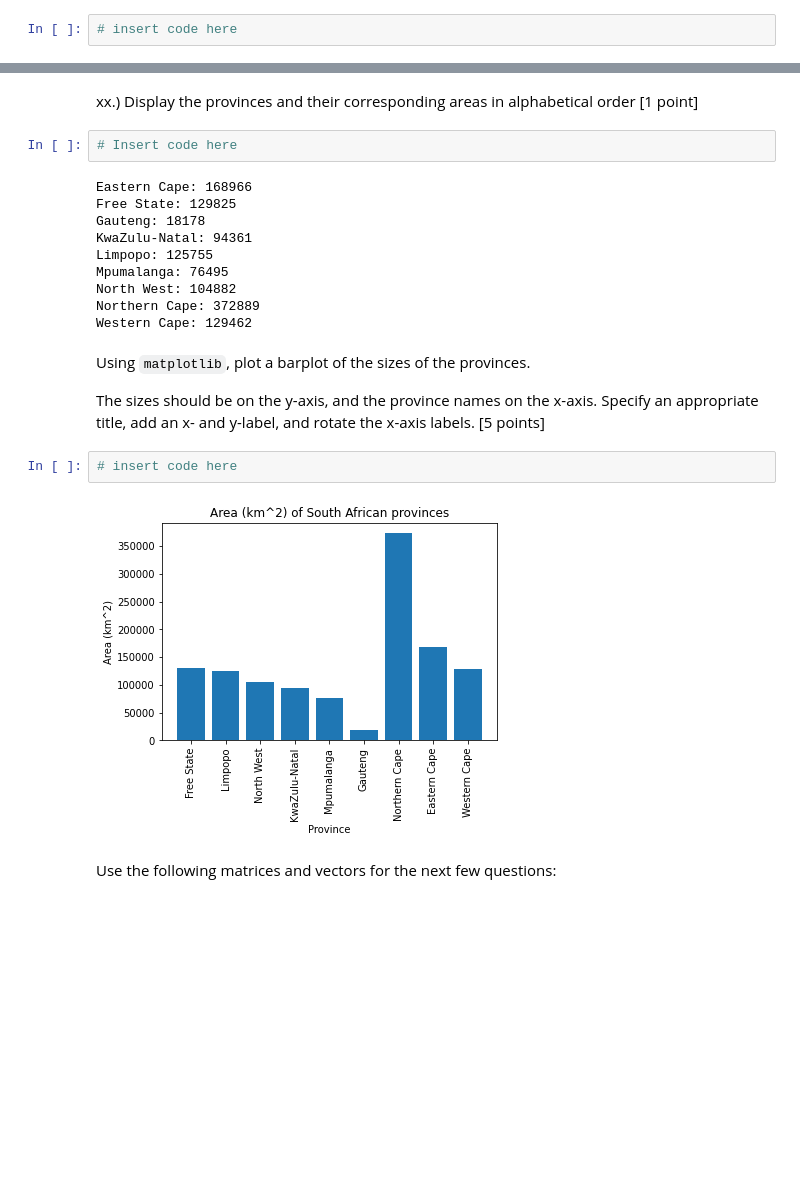
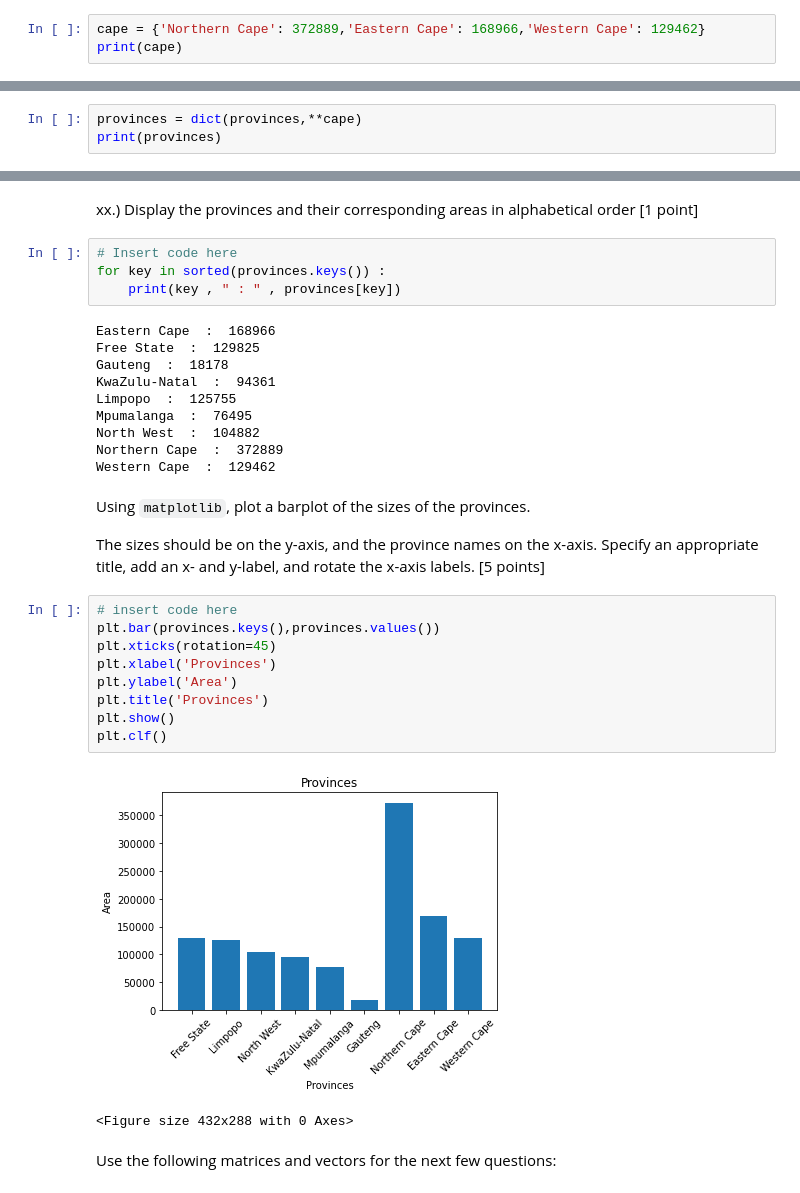
Before and after one commit to xintomane/Techpreneurship2021, a Jupyter notebook: Assignment 1.ipynb, the cells around one changed output, grey strips where cells are left out. Cells and saved outputs as stored; diff of their text form; blank space fills up the shorter version.

```diff
--- a/Assignment 1.ipynb
+++ b/Assignment 1.ipynb
@@ -85,12 +76,15 @@ provinces = {'Free State': 129825, 'Limpopo': 125755, 'North West': 104882, 'Kwa
 # %% [markdown]
 xx.) Create a dictionary, `cape`, of the the Cape province names and their corresponding areas [1 point]
 # %%
-# insert code here
+cape = {'Northern Cape': 372889,'Eastern Cape': 168966,'Western Cape': 129462}
+print(cape)
 # %% [output]
 {'Northern Cape': 372889, 'Eastern Cape': 168966, 'Western Cape': 129462}
 # %% [markdown]
 xx.) Update the `provinces` dictionary to include the `cape` data using an appropriate built-in dictionary function [1 point]
 # %%
+provinces = dict(provinces,**cape)
+print(provinces)
 # %% [output]
 {'Free State': 129825, 'Limpopo': 125755, 'North West': 104882, 'KwaZulu-Natal': 94361, 'Mpumalanga': 76495, 'Gauteng': 18178, 'Northern Cape': 372889, 'Eastern Cape': 168966, 'Western Cape': 129462}
 # %% [markdown]
@@ -103,16 +100,18 @@ xx.) Print out the sum of the areas of all of the provinces [1 point]
 xx.) Display the provinces and their corresponding areas in alphabetical order [1 point]
 # %%
 # Insert code here
+for key in sorted(provinces.keys()) :
+    print(key , " : " , provinces[key])
 # %% [output]
-Eastern Cape: 168966
-Free State: 129825
-Gauteng: 18178
-KwaZulu-Natal: 94361
-Limpopo: 125755
-Mpumalanga: 76495
-North West: 104882
-Northern Cape: 372889
-Western Cape: 129462
+Eastern Cape  :  168966
+Free State  :  129825
+Gauteng  :  18178
+KwaZulu-Natal  :  94361
+Limpopo  :  125755
+Mpumalanga  :  76495
+North West  :  104882
+Northern Cape  :  372889
+Western Cape  :  129462
 # %% [markdown]
 Using `matplotlib`, plot a barplot of the sizes of the provinces.
 
@@ -120,8 +119,16 @@ The sizes should be on the y-axis, and the province names on the x-axis. Specify
 [5 points]
 # %%
 # insert code here
+plt.bar(provinces.keys(),provinces.values())
+plt.xticks(rotation=45)
+plt.xlabel('Provinces')
+plt.ylabel('Area')
+plt.title('Provinces')
+plt.show()
+plt.clf()
 # %% [output]
-[figure, old version]
+[figure, new version]
+<Figure size 432x288 with 0 Axes>
 # %% [markdown]
 Use the following matrices and vectors for the next few questions:
 # %%
```
Also changed, not shown: parts of 27 cells of this notebook.
